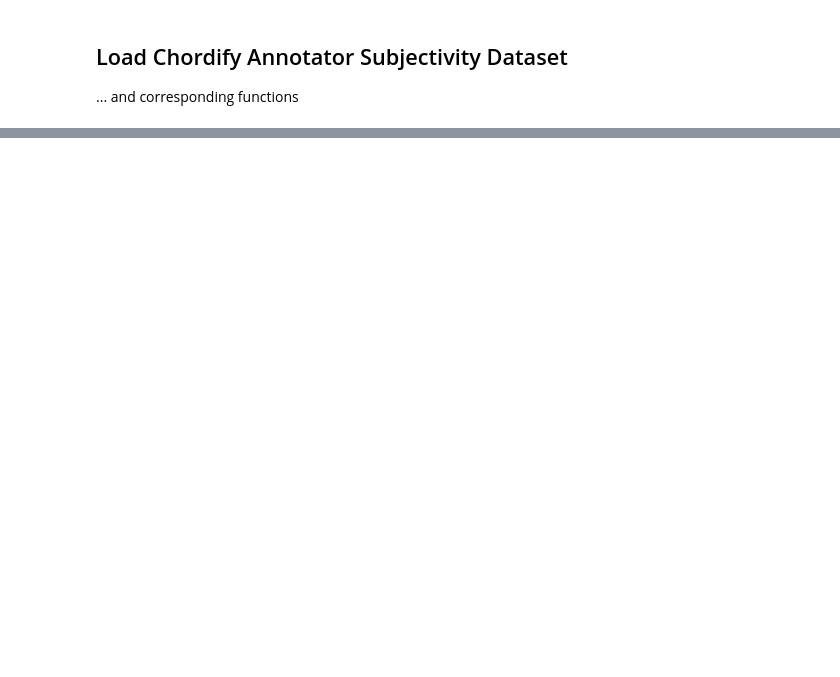
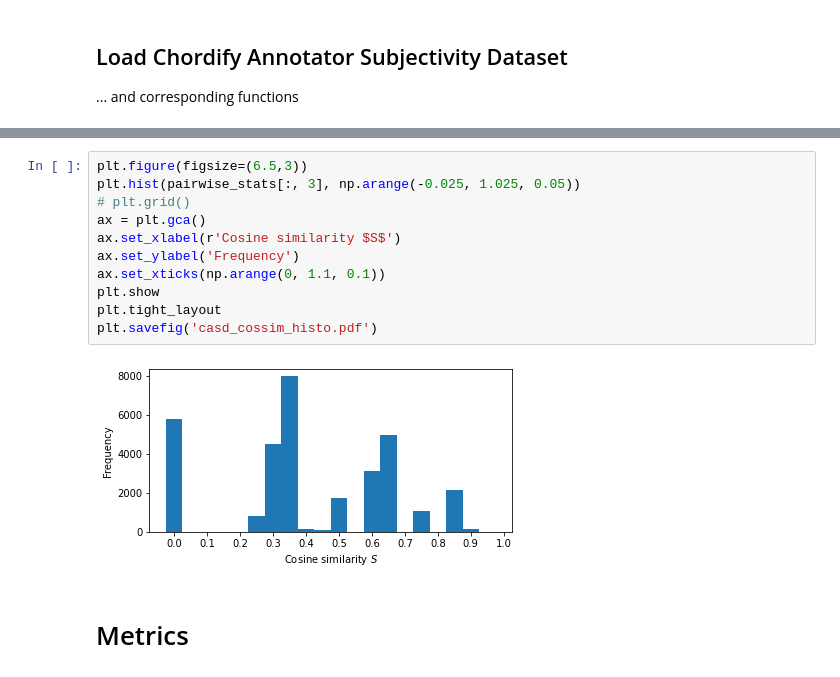
Before and after one commit to christofw/chord_eval, a Jupyter notebook: analyze_CASD.ipynb, the cells around one changed output, grey strips where cells are left out. Saved outputs shown, nothing was run; the diff lists cells and outputs as text; blank space fills up the shorter version.

```diff
--- a/analyze_CASD.ipynb
+++ b/analyze_CASD.ipynb
@@ -48,0 +407,15 @@ plotchroma(filename)
+# %%
+plt.figure(figsize=(6.5,3))
+plt.hist(pairwise_stats[:, 3], np.arange(-0.025, 1.025, 0.05))
+# plt.grid()
+ax = plt.gca()
+ax.set_xlabel(r'Cosine similarity $S$')
+ax.set_ylabel('Frequency')
+ax.set_xticks(np.arange(0, 1.1, 0.1))
+plt.show
+plt.tight_layout
+plt.savefig('casd_cossim_histo.pdf')
+# %% [output]
+[figure, added]
+# %% [markdown]
+# Metrics
```
Also changed, not shown: parts of 21 cells of this notebook.
